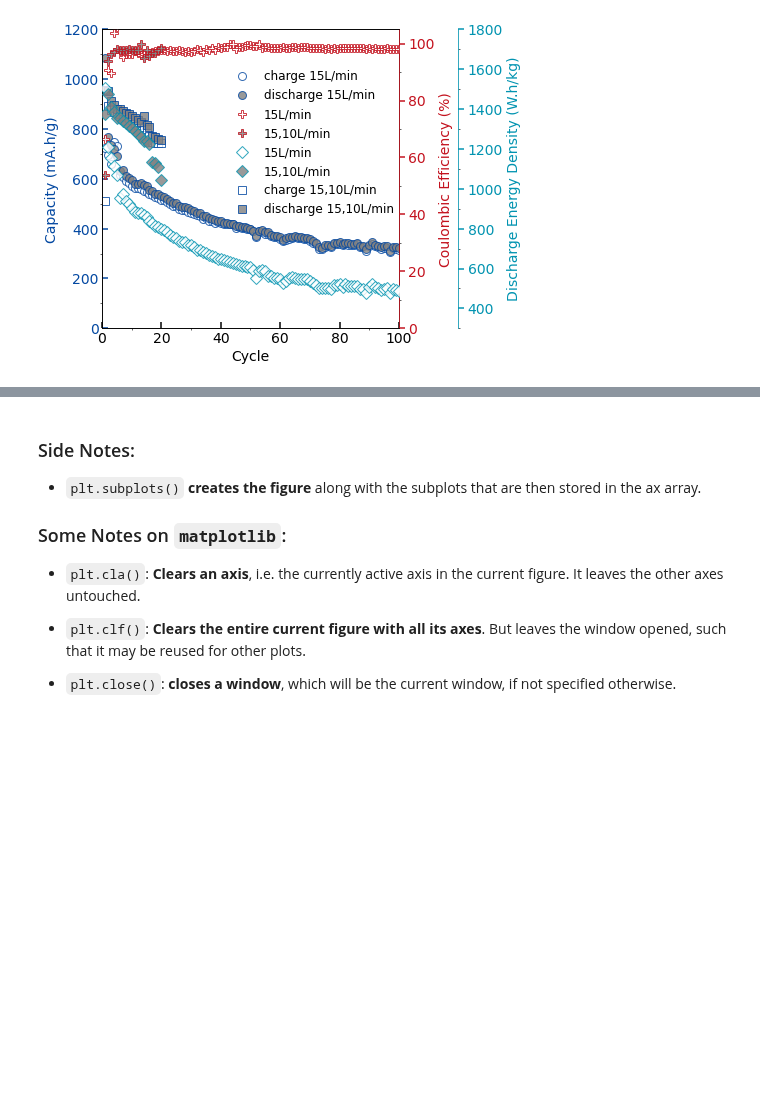
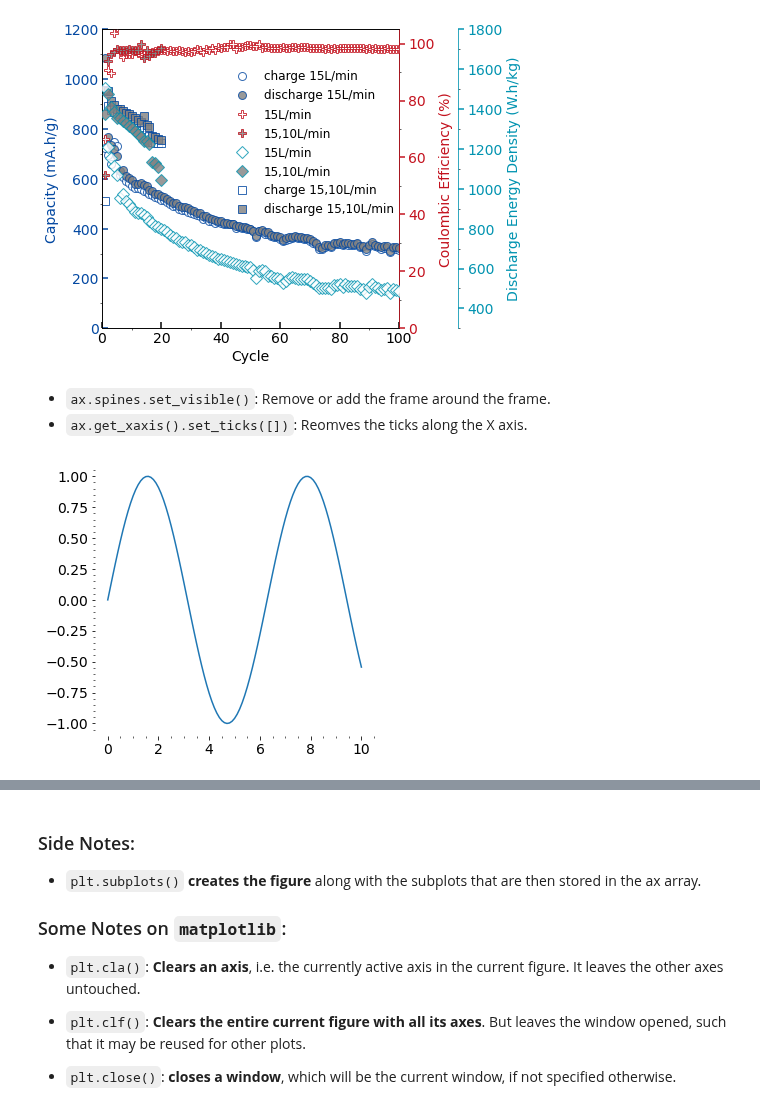
Before and after one commit to DavoodSZ1993/Python_Tutorial, a Jupyter notebook: 1_matplotlib_plots.ipynb, the cells around one changed output, grey strips where cells are left out. Saved outputs shown, nothing was run; the diff lists cells and outputs as text; code cells hidden in the pictures; blank space fills up the shorter version.

```diff
--- a/1_matplotlib_plots.ipynb
+++ b/1_matplotlib_plots.ipynb
@@ -600,3 +600,25 @@ host.legend(lines, [l.get_label() for l in lines],fontsize=12, frameon=False,loc
 plt.show()
 # %% [output]
 [figure]
+# %% [markdown]
+* `ax.spines.set_visible()`: Remove or add the frame around the frame.
+* `ax.get_xaxis().set_ticks([])`: Reomves the ticks along the X axis.
+# %%
+x = np.arange(0, 10.1, 0.1)
+y = np.sin(x)
+
+fig = plt.figure(1, figsize=(5, 5))
+plt.plot(x, y)
+plt.minorticks_on()
+# plt.grid()
+
+ax = plt.gca()
+ax.spines['top'].set_visible(False)
+ax.spines['bottom'].set_visible(False)
+ax.spines['right'].set_visible(False)
+ax.spines['left'].set_visible(False)
+
+# ax.get_xaxis().set_ticks([])
+# ax.get_yaxis().set_ticks([])
+# %% [output]
+[figure, added]
```
Also changed, not shown: parts of 2 cells of this notebook.
